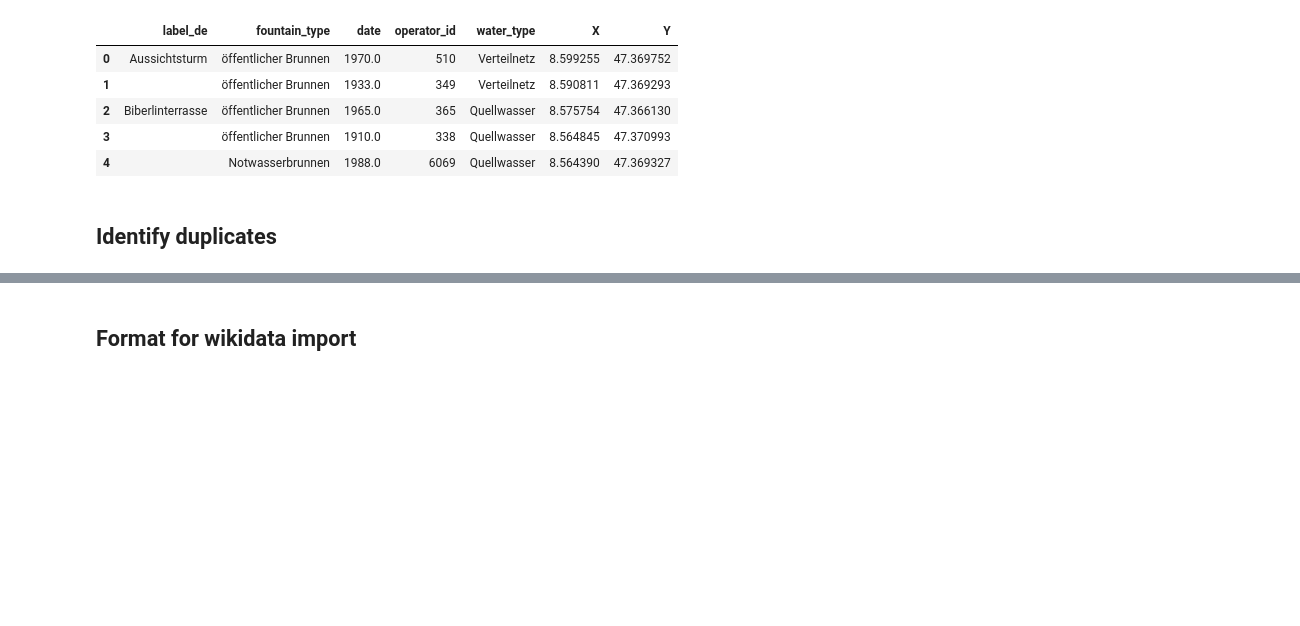
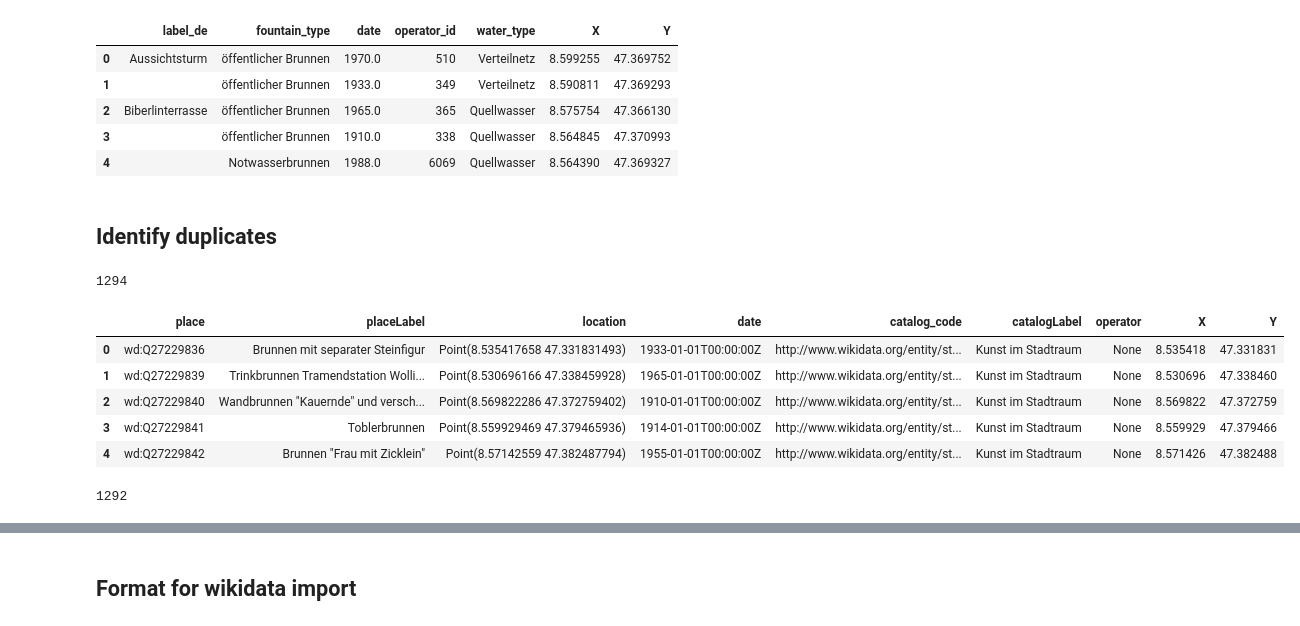
Before and after one commit to water-fountains/import2wikidata, a Jupyter notebook: zurich_fountains_preprocess.ipynb, the cells around one changed output, grey strips where cells are left out. Saved outputs shown, nothing was run; the diff lists cells and outputs as text; code cells hidden in the pictures; blank space fills up the shorter version.

```diff
--- a/zurich_fountains_preprocess.ipynb
+++ b/zurich_fountains_preprocess.ipynb
@@ -106,3 +110,16 @@ query_result = endpoint.select(query)
 # Extract lat and lon
 query_result['X'] = query_result['location'].apply(lambda l:float(l.split('(')[1].split(' ')[0]))
 query_result['Y'] = query_result['location'].apply(lambda l:float(l.split(' ')[1].split(')')[0]))
+# %%
+len(query_result)
+# %% [output]
+1294
+# %%
+query_result.head()
+# %% [output]
+|  | place | placeLabel | location | date | catalog_code | catalogLabel | operator | X | Y |
+| 0 | wd:Q27229836 | Brunnen mit separater Steinfigur | Point(8.535417658 47.331831493) | 1933-01-01T00:00:00Z | http://www.wikidata.org/entity/st... | Kunst im Stadtraum | None | 8.535418 | 47.331831 |
+| 1 | wd:Q27229839 | Trinkbrunnen Tramendstation Wolli... | Point(8.530696166 47.338459928) | 1965-01-01T00:00:00Z | http://www.wikidata.org/entity/st... | Kunst im Stadtraum | None | 8.530696 | 47.338460 |
+| 2 | wd:Q27229840 | Wandbrunnen "Kauernde" und versch... | Point(8.569822286 47.372759402) | 1910-01-01T00:00:00Z | http://www.wikidata.org/entity/st... | Kunst im Stadtraum | None | 8.569822 | 47.372759 |
+| 3 | wd:Q27229841 | Toblerbrunnen | Point(8.559929469 47.379465936) | 1914-01-01T00:00:00Z | http://www.wikidata.org/entity/st... | Kunst im Stadtraum | None | 8.559929 | 47.379466 |
+| 4 | wd:Q27229842 | Brunnen "Frau mit Zicklein" | Point(8.57142559 47.382487794) | 1955-01-01T00:00:00Z | http://www.wikidata.org/entity/st... | Kunst im Stadtraum | None | 8.571426 | 47.382488 |
@@ -109,3 +129,7 @@ query_result['Y'] = query_result['location'].apply(lambda l:float(l.split(' ')[1
+# %%
+len(query_result)
+# %% [output]
+1292
 # %%
 # compute distance matrix
 distances = spherical_dist(df[['X','Y']].values[:, None], query_result[['X','Y']].values)
```
Also changed, not shown: parts of 9 cells of this notebook, 1 other file.
